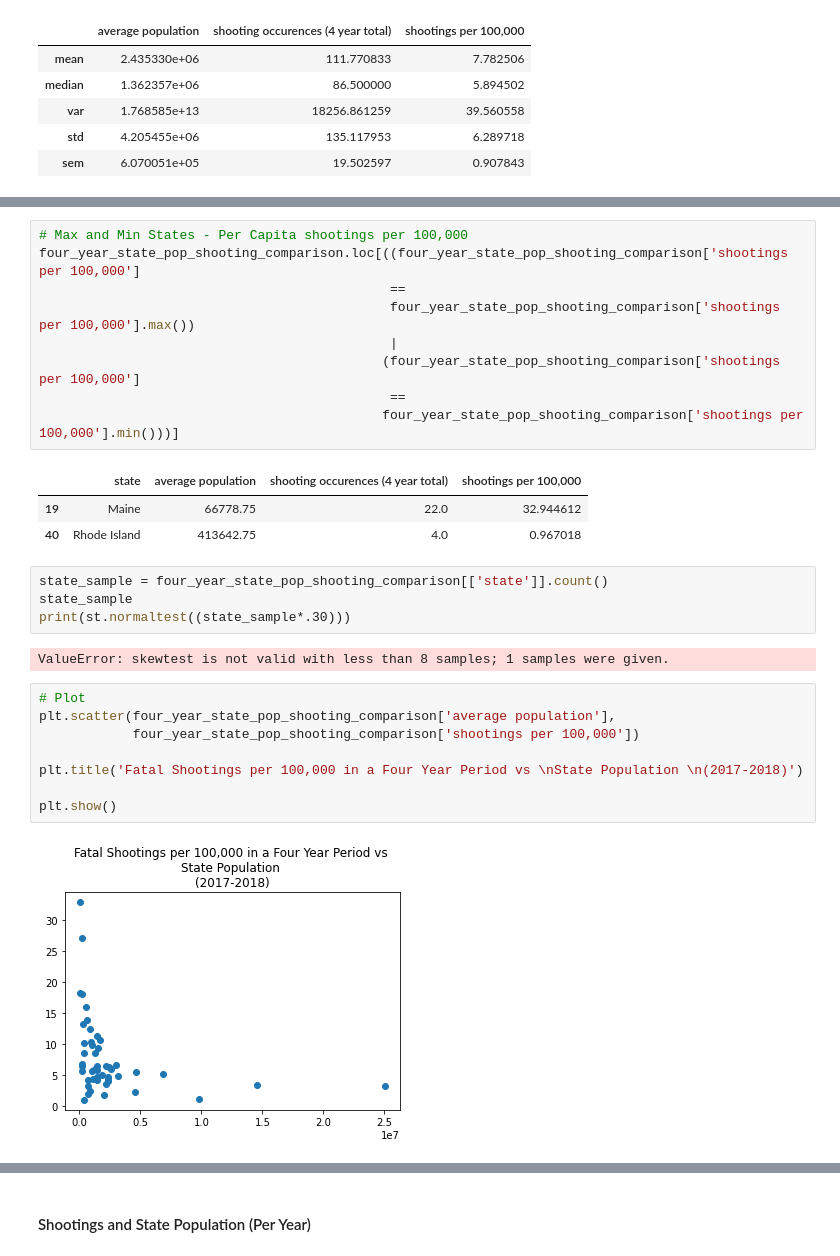
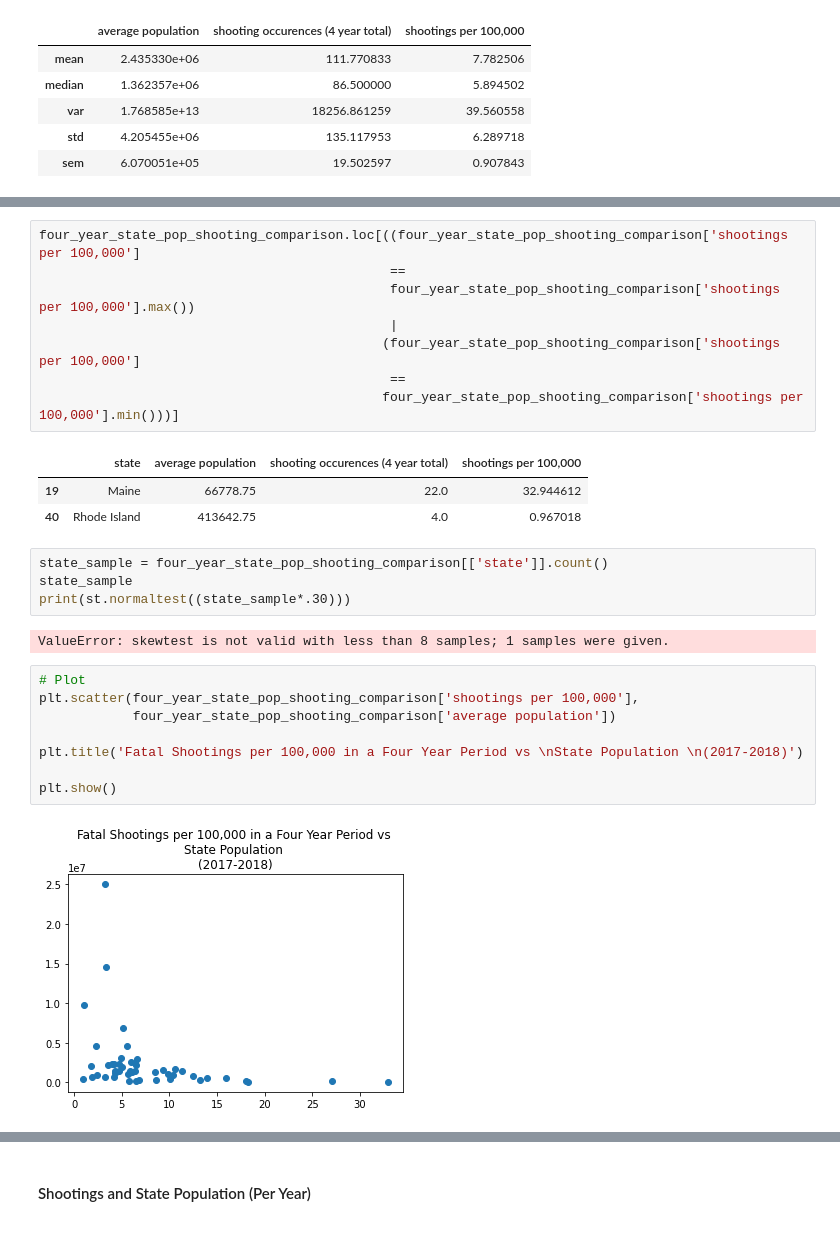
Before and after one commit to szerpa17/fatal-police-shootings, a Jupyter notebook: Analysis_SZ.ipynb, the cells around one changed output, grey strips where cells are left out. Drawn from its saved outputs; the diff is of its cells as text.

Commit message:
added/updated plots

```diff
--- a/Analysis_SZ.ipynb
+++ b/Analysis_SZ.ipynb
@@ -175,5 +188,4 @@ four_year_state_df
 # %%
-# Max and Min States - Per Capita shootings per 100,000
 four_year_state_pop_shooting_comparison.loc[((four_year_state_pop_shooting_comparison['shootings per 100,000']
                                              ==
                                              four_year_state_pop_shooting_comparison['shootings per 100,000'].max())
@@ -193,11 +205,11 @@ print(st.normaltest((state_sample*.30)))
 ValueError: skewtest is not valid with less than 8 samples; 1 samples were given.
 # %%
 # Plot
-plt.scatter(four_year_state_pop_shooting_comparison['average population'],
-            four_year_state_pop_shooting_comparison['shootings per 100,000'])
+plt.scatter(four_year_state_pop_shooting_comparison['shootings per 100,000'],
+            four_year_state_pop_shooting_comparison['average population'])
 
 plt.title('Fatal Shootings per 100,000 in a Four Year Period vs \nState Population \n(2017-2018)')
 
 plt.show()
 # %% [output]
-[figure, old version]
+[figure, new version]
```
Also changed, not shown: parts of 26 cells of this notebook, 1 other file.
